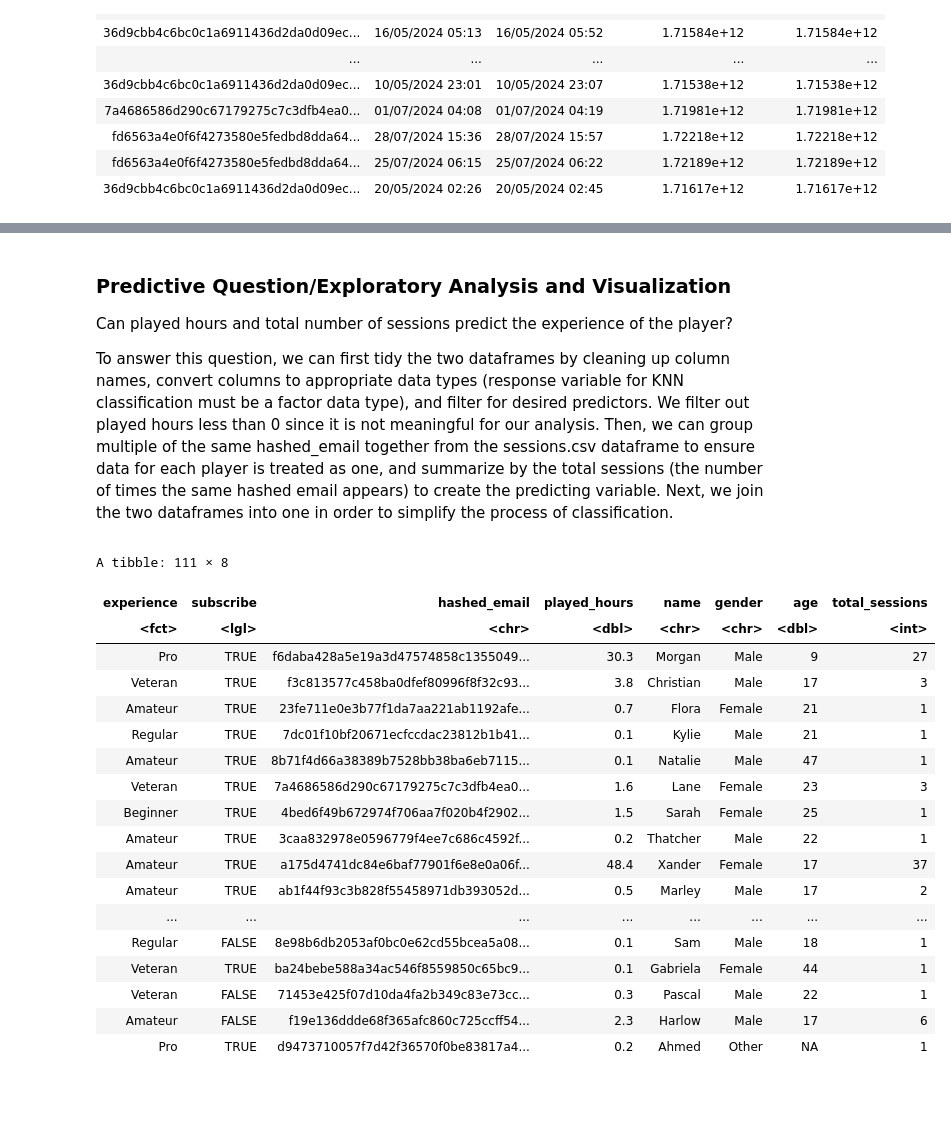
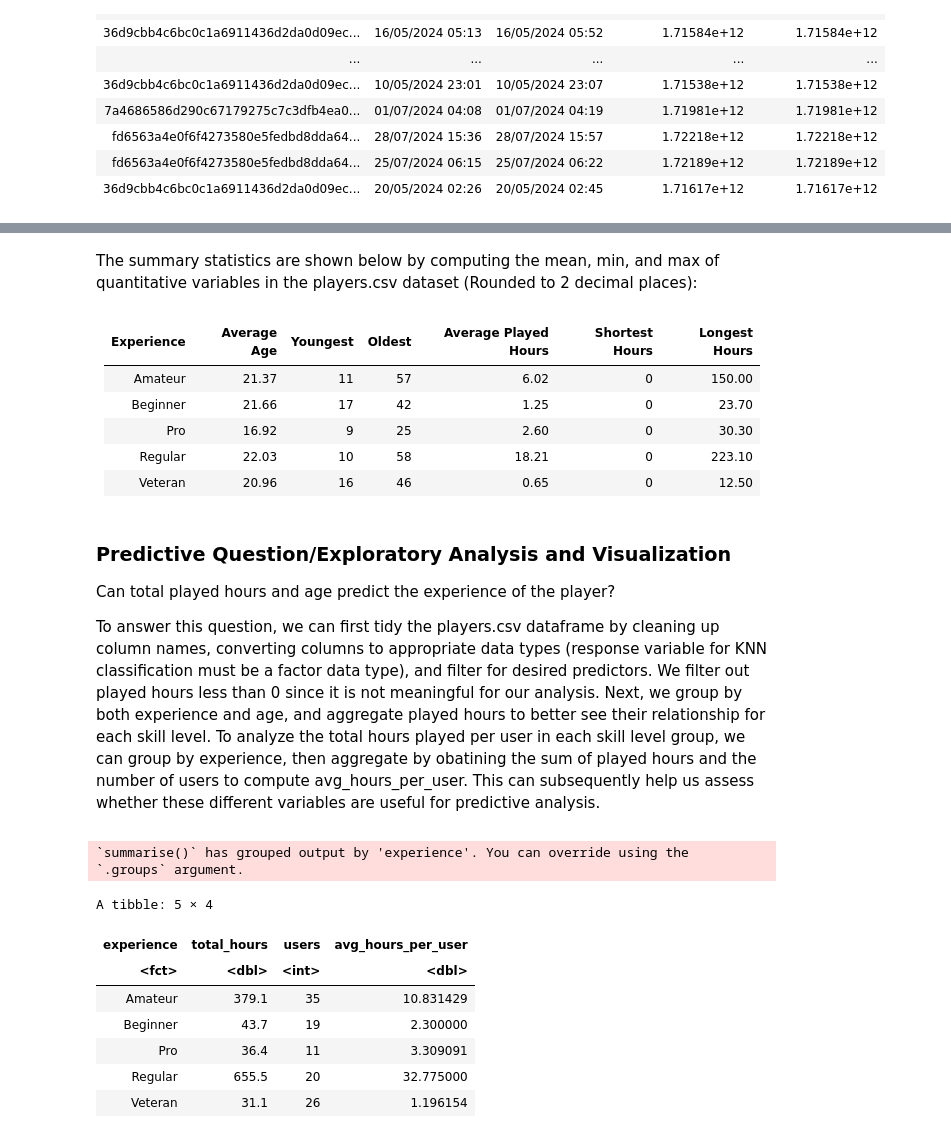
Before and after one commit to mandalaalinn-jpg/DS-Proposal, a Jupyter notebook: DataScienceProposal.ipynb, the cells around one changed output, grey strips where cells are left out. Cells and saved outputs as stored; diff of their text form; code cells hidden in the pictures; blank space fills up the shorter version.

```diff
--- a/DataScienceProposal.ipynb
+++ b/DataScienceProposal.ipynb
@@ -114,3 +96,5 @@ Understanding the demographics of video game players is important for improving
  |**end_time** |Character| The end time and date of each session|
  |**original_start_time** |Double| Start time of each session in milliseconds from 1970 (same time stamp as start_time variable)|
  |**original_end_time**|Double|End time of each session in milliseconds from 1970 (same time stamp as end_time variable)|
+# %% [markdown]
+The summary statistics are shown below by computing the mean, min, and max of quantitative variables in the players.csv dataset (Rounded to 2 decimal places):
@@ -117,41 +111,50 @@ Understanding the demographics of video game players is important for improving
+# %% [markdown]
+|Experience|Average Age|Youngest|Oldest|Average Played Hours|Shortest Hours|Longest Hours
+|---|---|---|---|---|---|---|
+|Amateur|21.37|11|57|6.02|0|150.00|
+|Beginner|21.66|17|42|1.25|0|23.70|
+|Pro|16.92|9|25|2.60|0|30.30|
+|Regular|22.03|10|58|18.21|0|223.10|
+|Veteran|20.96|16|46|0.65|0|12.50|
 # %% [markdown]
 <p><h3>Predictive Question/Exploratory Analysis and Visualization</h3>
-Can played hours and total number of sessions predict the experience of the player? <p></p>
+Can total played hours and age predict the experience of the player? <p></p>
 
-To answer this question, we can first tidy the two dataframes by cleaning up column names, convert columns to appropriate data types (response variable for KNN classification must be a factor data type), and filter for desired predictors. We filter out played hours less than 0 since it is not meaningful for our analysis. Then, we can group multiple of the same hashed_email together from the sessions.csv dataframe to ensure data for each player is treated as one, and summarize by the total sessions (the number of times the same hashed email appears) to create the predicting variable. Next, we join the two dataframes into one in order to simplify the process of classification.
+To answer this question, we can first tidy the players.csv dataframe by cleaning up column names, converting columns to appropriate data types (response variable for KNN classification must be a factor data type), and filter for desired predictors. We filter out played hours less than 0 since it is not meaningful for our analysis. Next, we group by both experience and age, and aggregate played hours to better see their relationship for each skill level. To analyze the total hours played per user in each skill level group, we can group by experience, then aggregate by obatining the sum of played hours and the number of users to compute avg_hours_per_user. This can subsequently help us assess whether these different variables are useful for predictive analysis.
 # %%
 players <- players|>
 clean_names() |>
 mutate(experience = as.factor(experience))|>
 filter(played_hours > 0.0)
 
-sessions <- sessions |>
-clean_names()
+age_hours <- players|>
+group_by(experience, age)|>
+summarize(avg_hours = mean(played_hours))
 
-session_summary <- sessions|>
-group_by(hashed_email) |>
-summarize(total_sessions = n())
+experience_by_hours <- players|>
+group_by(experience)|>
+summarize(total_hours = sum(played_hours),
+          users = n(),
+          avg_hours_per_user = total_hours/users)
+experience_by_hours
 
-combined_data <- players |>
-left_join(session_summary, by = "hashed_email")
-combined_data
+
+# session_summary <- sessions|>
+# group_by(hashed_email) |>
+# summarize(total_sessions = n())
+
+# combined_data <- players |>
+# left_join(session_summary, by = "hashed_email")|>
+# select(experience, played_hours, total_sessions)
+# combined_data
 # %% [output]
-A tibble: 111 × 8
+`summarise()` has grouped output by 'experience'. You can override using the
+`.groups` argument.
+A tibble: 5 × 4
-| experience | subscribe | hashed_email | played_hours | name | gender | age | total_sessions |
-| <fct> | <lgl> | <chr> | <dbl> | <chr> | <chr> | <dbl> | <int> |
-| Pro | TRUE | f6daba428a5e19a3d47574858c1355049... | 30.3 | Morgan | Male | 9 | 27 |
-| Veteran | TRUE | f3c813577c458ba0dfef80996f8f32c93... | 3.8 | Christian | Male | 17 | 3 |
-| Amateur | TRUE | 23fe711e0e3b77f1da7aa221ab1192afe... | 0.7 | Flora | Female | 21 | 1 |
-| Regular | TRUE | 7dc01f10bf20671ecfccdac23812b1b41... | 0.1 | Kylie | Male | 21 | 1 |
-| Amateur | TRUE | 8b71f4d66a38389b7528bb38ba6eb7115... | 0.1 | Natalie | Male | 47 | 1 |
-| Veteran | TRUE | 7a4686586d290c67179275c7c3dfb4ea0... | 1.6 | Lane | Female | 23 | 3 |
-| Beginner | TRUE | 4bed6f49b672974f706aa7f020b4f2902... | 1.5 | Sarah | Female | 25 | 1 |
-| Amateur | TRUE | 3caa832978e0596779f4ee7c686c4592f... | 0.2 | Thatcher | Male | 22 | 1 |
-| Amateur | TRUE | a175d4741dc84e6baf77901f6e8e0a06f... | 48.4 | Xander | Female | 17 | 37 |
-| Amateur | TRUE | ab1f44f93c3b828f55458971db393052d... | 0.5 | Marley | Male | 17 | 2 |
-| ... | ... | ... | ... | ... | ... | ... | ... |
-| Regular | FALSE | 8e98b6db2053af0bc0e62cd55bcea5a08... | 0.1 | Sam | Male | 18 | 1 |
-| Veteran | TRUE | ba24bebe588a34ac546f8559850c65bc9... | 0.1 | Gabriela | Female | 44 | 1 |
-| Veteran | FALSE | 71453e425f07d10da4fa2b349c83e73cc... | 0.3 | Pascal | Male | 22 | 1 |
-| Amateur | FALSE | f19e136ddde68f365afc860c725ccff54... | 2.3 | Harlow | Male | 17 | 6 |
-| Pro | TRUE | d9473710057f7d42f36570f0be83817a4... | 0.2 | Ahmed | Other | NA | 1 |
+| experience | total_hours | users | avg_hours_per_user |
+| <fct> | <dbl> | <int> | <dbl> |
+| Amateur | 379.1 | 35 | 10.831429 |
+| Beginner | 43.7 | 19 | 2.300000 |
+| Pro | 36.4 | 11 | 3.309091 |
+| Regular | 655.5 | 20 | 32.775000 |
+| Veteran | 31.1 | 26 | 1.196154 |
```
Also changed, not shown: parts of 9 cells of this notebook.
